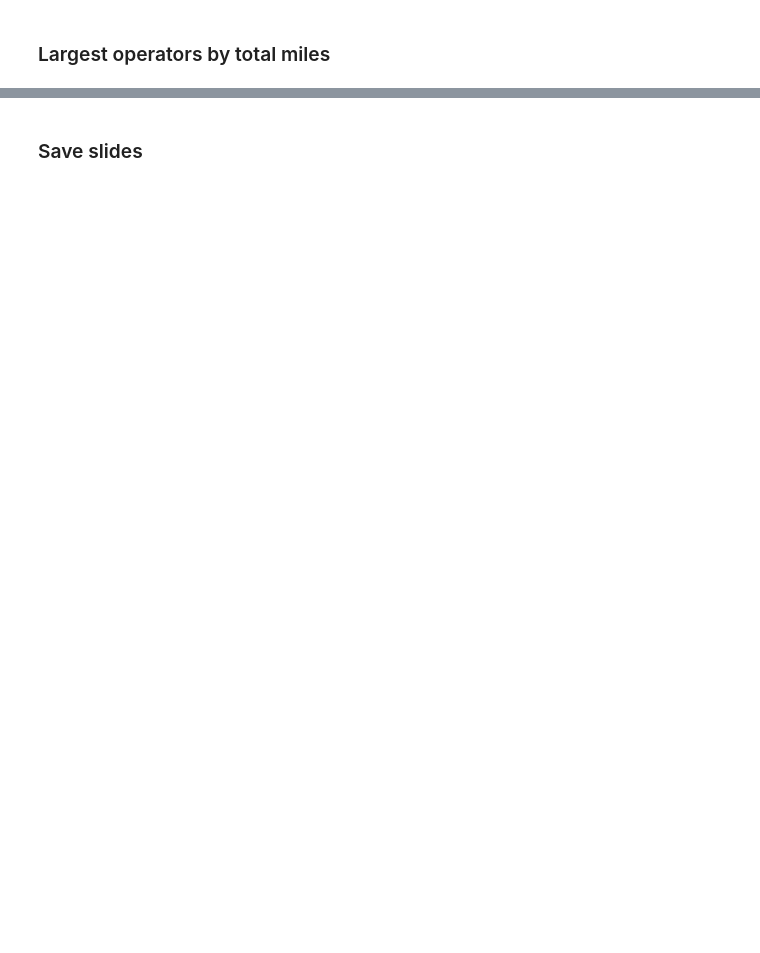
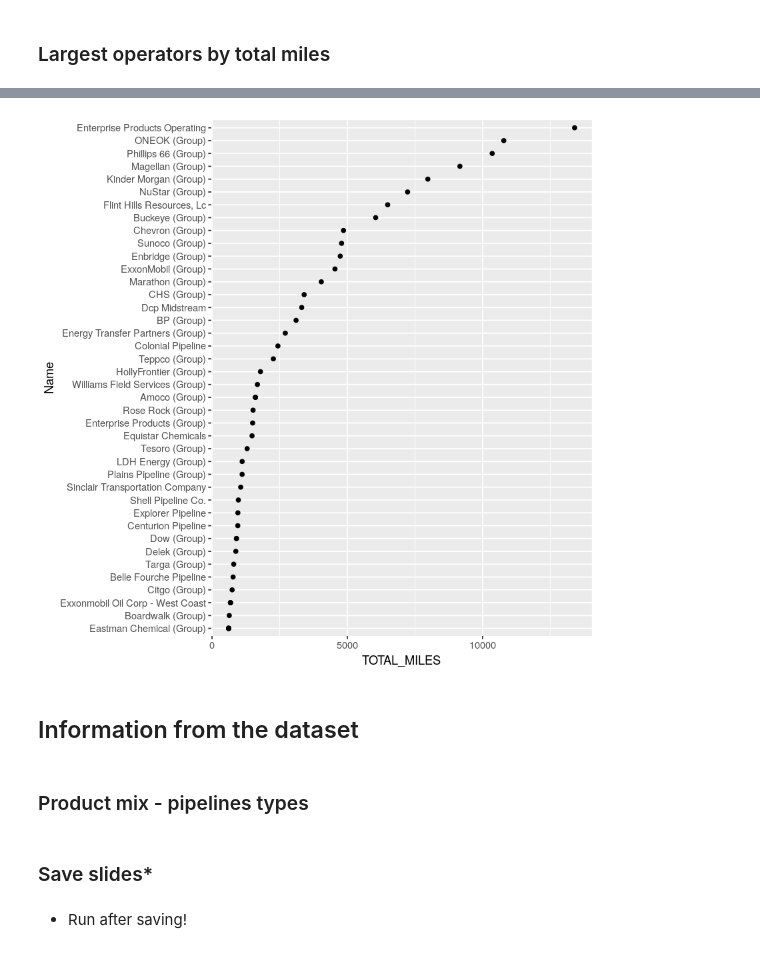
Before and after one commit to julianbarg/spills, a Jupyter notebook: presentations/explore_data_variance/explore_data_variance.ipynb, the cells around one changed output, grey strips where cells are left out. Saved outputs shown, nothing was run; the diff lists cells and outputs as text; code cells hidden in the pictures; blank space fills up the shorter version.

```diff
--- a/presentations/explore_data_variance/explore_data_variance.ipynb
+++ b/presentations/explore_data_variance/explore_data_variance.ipynb
@@ -111,4 +86,17 @@ sample %>%
+# %%
+largest_companies %>%
+    top_n(50, TOTAL_MILES) %>%
+    ggplot(aes(x = TOTAL_MILES, y = Name)) +
+        geom_point()
+# %% [output]
+[figure, added]
+# %% [markdown]
+## Information from the dataset
+# %% [markdown]
+### Product mix - pipelines types
 # %% [markdown]
-### Save slides
+### Save slides*
+# %% [markdown]
+* Run after saving!
 # %%
 system("jupyter nbconvert explore_data_variance.ipynb --to slides")
```
Also changed, not shown: parts of 8 cells of this notebook, 2 other files.
